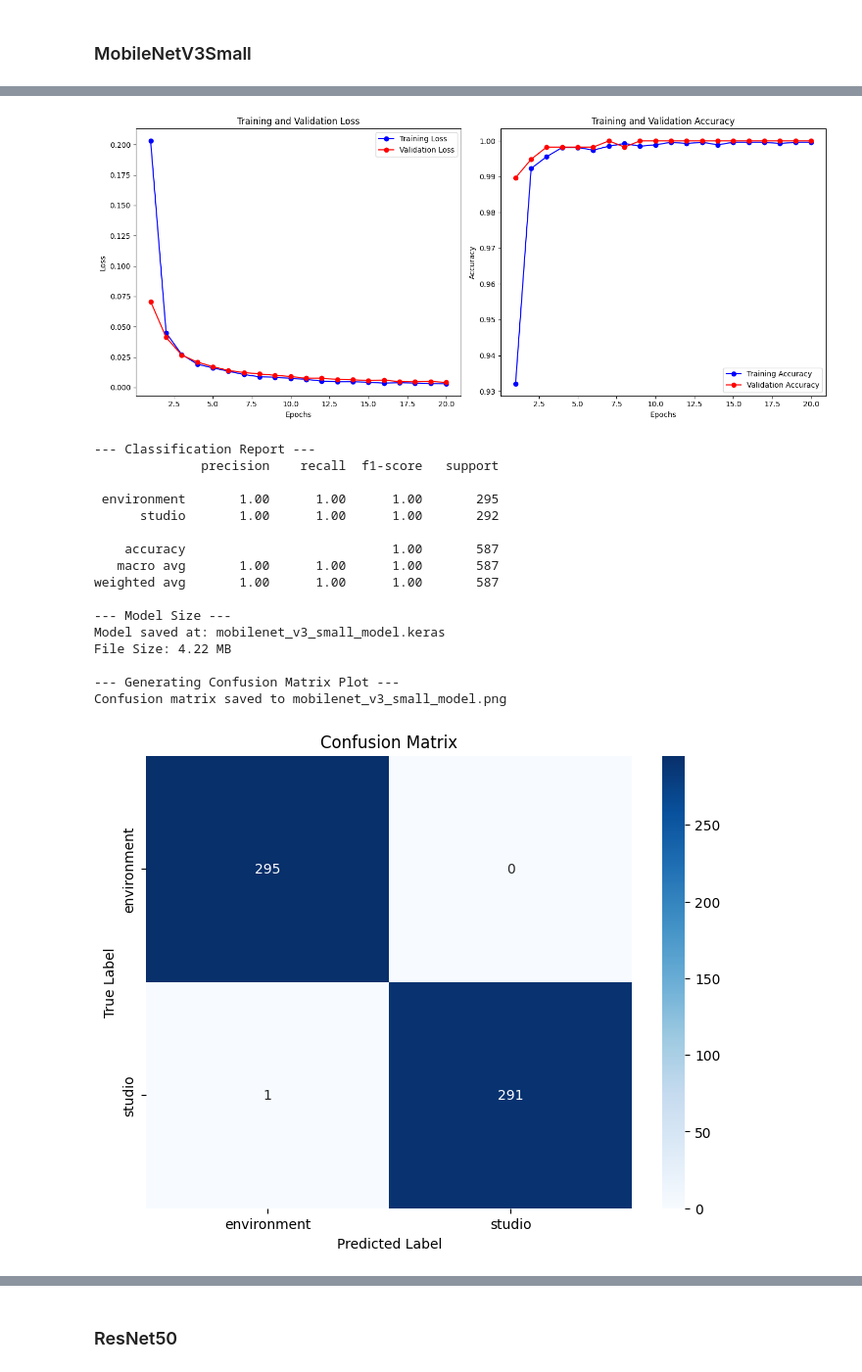
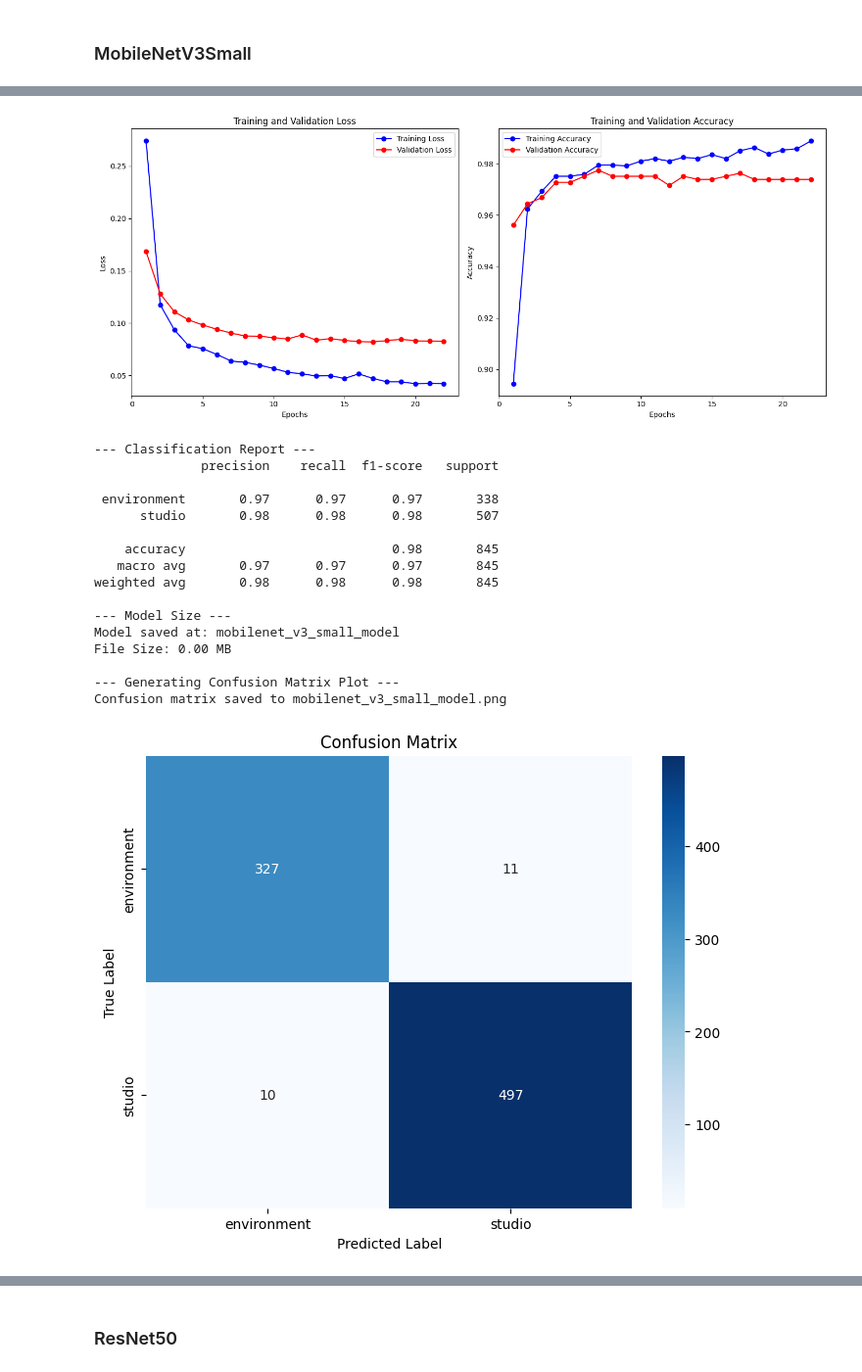
Before and after one commit to PatsonEmmanuelDsouza/image-classifier-app, a Jupyter notebook: main_notebook.ipynb, the cells around one changed output, grey strips where cells are left out. Shown at 98% size. Saved outputs shown, nothing was run; the diff lists cells and outputs as text; code cells hidden in the pictures.

Commit message:
retrained model to handle materials, lighting, and surfaces

```diff
--- a/main_notebook.ipynb
+++ b/main_notebook.ipynb
@@ -650,7 +576,7 @@ _________________________________________________________________
 early_stopping_callback = EarlyStopping(
     min_delta = 0.001,
     monitor='val_loss',
-    patience=3,
+    patience=6,
     restore_best_weights=True
 )
 
@@ -720,7 +646,7 @@ plot_training_history(history, save_path=f"{MODEL_NAME.replace('.keras','')}-Tra
 class_names = ['environment', 'studio']
 
 # 8. (NEW) Generate the full classification report
-print_classification_report(y_true, y_pred_classes, class_names, MODEL_NAME)
+print_classification_report(y_true, y_pred_classes, class_names, "mobilenet_v3_small_model")
 
 # 9. Plot the confusion matrix (same as before)
 print("\n--- Generating Confusion Matrix Plot ---")
@@ -746,24 +672,24 @@ plt.show()
 
 --- Generating Training Plots ---
 Training plots saved to mobilenet_v3_small_model-TrainingHistory.png
-[figure, old version]
+[figure, new version]
 --- Classification Report ---
               precision    recall  f1-score   support
 
- environment       1.00      1.00      1.00       295
-      studio       1.00      1.00      1.00       292
+ environment       0.97      0.97      0.97       338
+      studio       0.98      0.98      0.98       507
 
-    accuracy                           1.00       587
-   macro avg       1.00      1.00      1.00       587
-weighted avg       1.00      1.00      1.00       587
+    accuracy                           0.98       845
+   macro avg       0.97      0.97      0.97       845
+weighted avg       0.98      0.98      0.98       845
 
 --- Model Size ---
-Model saved at: mobilenet_v3_small_model.keras
-File Size: 4.22 MB
+Model saved at: mobilenet_v3_small_model
+File Size: 0.00 MB
 
 --- Generating Confusion Matrix Plot ---
 Confusion matrix saved to mobilenet_v3_small_model.png
-[figure, old version]
+[figure, new version]
 # %%
 # Average latency per lookup
 inference_latency(test_ds, model, MODEL_NAME.replace('.keras',''))
```
Also changed, not shown: parts of 49 cells of this notebook, 20 other files.
